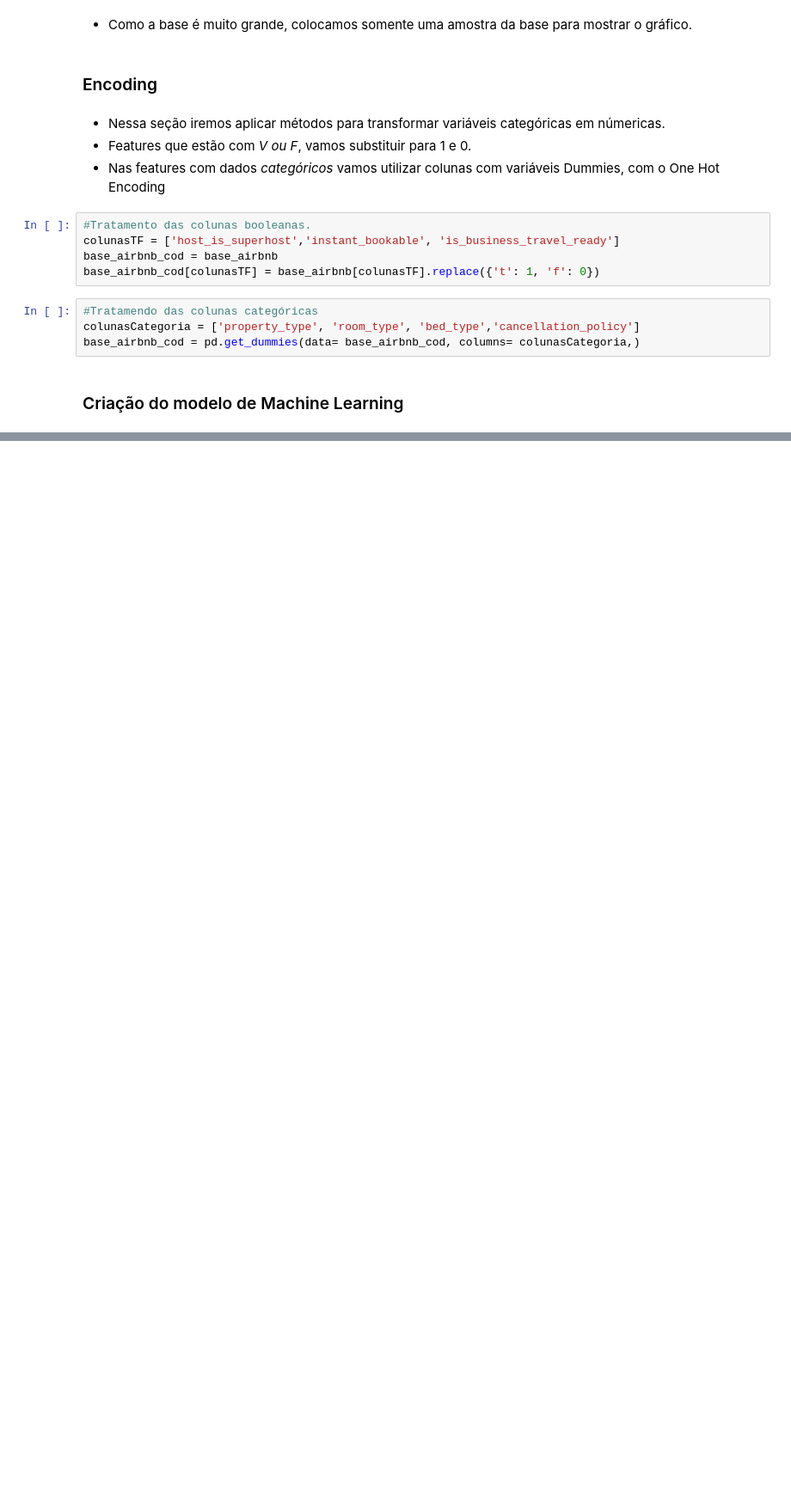
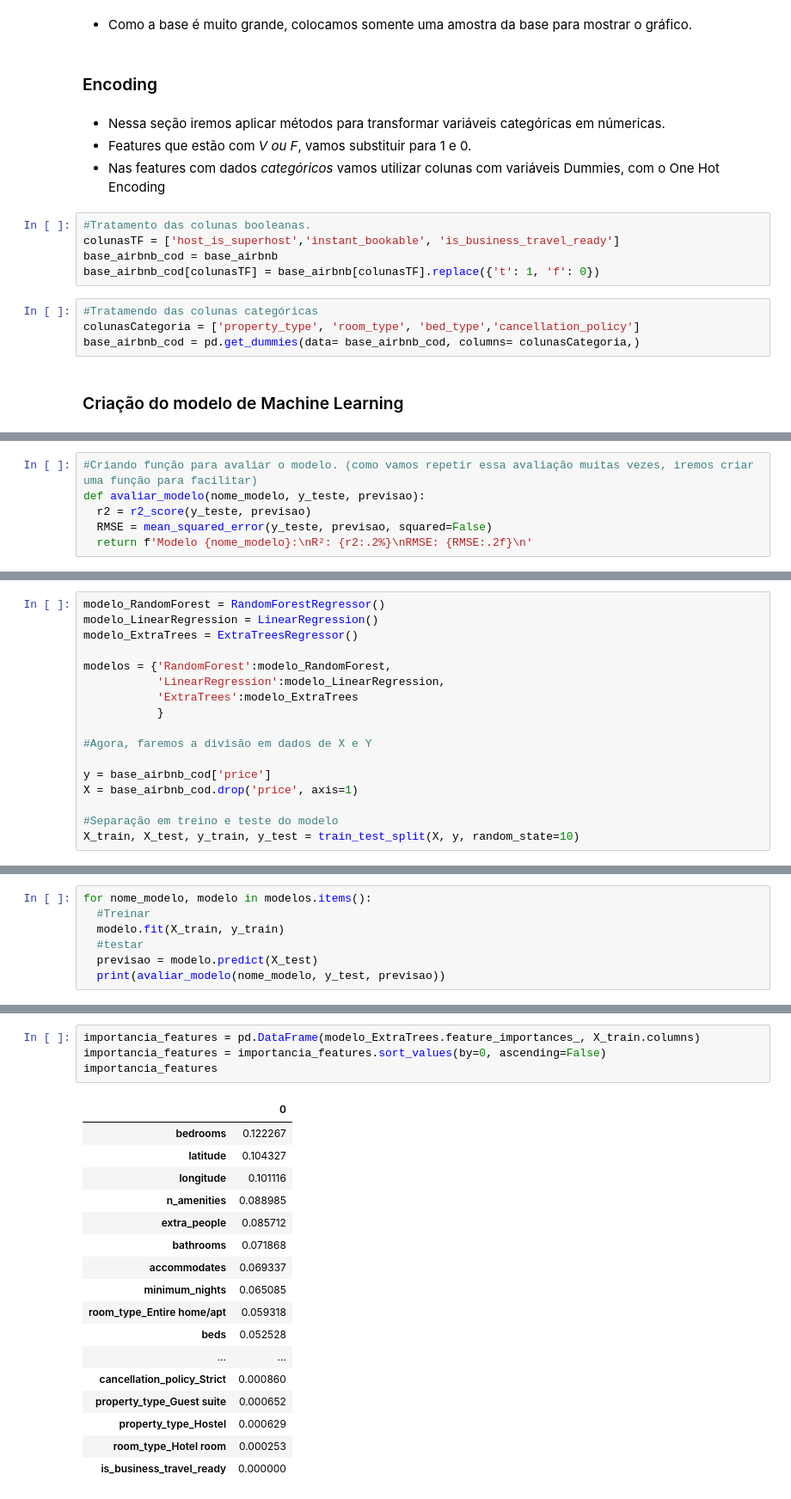
Before and after one commit to jvpf1/CienciaDeDados-Airbnb, a Jupyter notebook: ProjetoArbnb.ipynb, the cells around one changed output, grey strips where cells are left out. Shown at 86% size. Cells and saved outputs as stored; diff of their text form; blank space fills up the shorter version.

```diff
--- a/ProjetoArbnb.ipynb
+++ b/ProjetoArbnb.ipynb
@@ -585,2 +589,8 @@ base_airbnb_cod = pd.get_dummies(data= base_airbnb_cod, columns= colunasCategori
 ---
 -  As métricas de avaliação que iremos utilizar são: R² e RMSE
+# %%
+#Criando função para avaliar o modelo. (como vamos repetir essa avaliação muitas vezes, iremos criar uma função para facilitar)
+def avaliar_modelo(nome_modelo, y_teste, previsao):
+  r2 = r2_score(y_teste, previsao)
+  RMSE = mean_squared_error(y_teste, previsao, squared=False)
+  return f'Modelo {nome_modelo}:\nR²: {r2:.2%}\nRMSE: {RMSE:.2f}\n'
@@ -586,0 +599,17 @@ base_airbnb_cod = pd.get_dummies(data= base_airbnb_cod, columns= colunasCategori
+# %%
+modelo_RandomForest = RandomForestRegressor()
+modelo_LinearRegression = LinearRegression()
+modelo_ExtraTrees = ExtraTreesRegressor()
+
+modelos = {'RandomForest':modelo_RandomForest,
+           'LinearRegression':modelo_LinearRegression,
+           'ExtraTrees':modelo_ExtraTrees
+           }
+
+#Agora, faremos a divisão em dados de X e Y
+
+y = base_airbnb_cod['price']
+X = base_airbnb_cod.drop('price', axis=1)
+
+#Separação em treino e teste do modelo
+X_train, X_test, y_train, y_test = train_test_split(X, y, random_state=10)
@@ -586,0 +618,7 @@ base_airbnb_cod = pd.get_dummies(data= base_airbnb_cod, columns= colunasCategori
+# %%
+for nome_modelo, modelo in modelos.items():
+  #Treinar
+  modelo.fit(X_train, y_train)
+  #testar
+  previsao = modelo.predict(X_test)
+  print(avaliar_modelo(nome_modelo, y_test, previsao))
@@ -586,0 +651,22 @@ base_airbnb_cod = pd.get_dummies(data= base_airbnb_cod, columns= colunasCategori
+# %%
+importancia_features = pd.DataFrame(modelo_ExtraTrees.feature_importances_, X_train.columns)
+importancia_features = importancia_features.sort_values(by=0, ascending=False)
+importancia_features
+# %% [output]
+|  | 0 |
+| bedrooms | 0.122267 |
+| latitude | 0.104327 |
+| longitude | 0.101116 |
+| n_amenities | 0.088985 |
+| extra_people | 0.085712 |
+| bathrooms | 0.071868 |
+| accommodates | 0.069337 |
+| minimum_nights | 0.065085 |
+| room_type_Entire home/apt | 0.059318 |
+| beds | 0.052528 |
+| ... | ... |
+| cancellation_policy_Strict | 0.000860 |
+| property_type_Guest suite | 0.000652 |
+| property_type_Hostel | 0.000629 |
+| room_type_Hotel room | 0.000253 |
+| is_business_travel_ready | 0.000000 |
```
Also changed, not shown: parts of 16 cells of this notebook.
